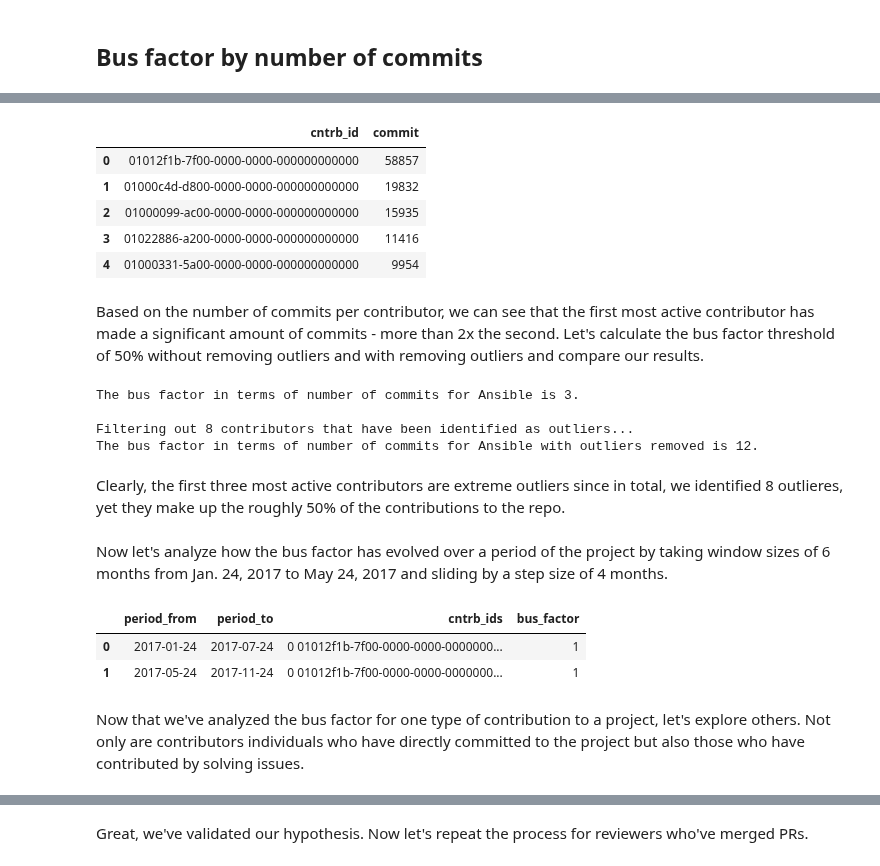
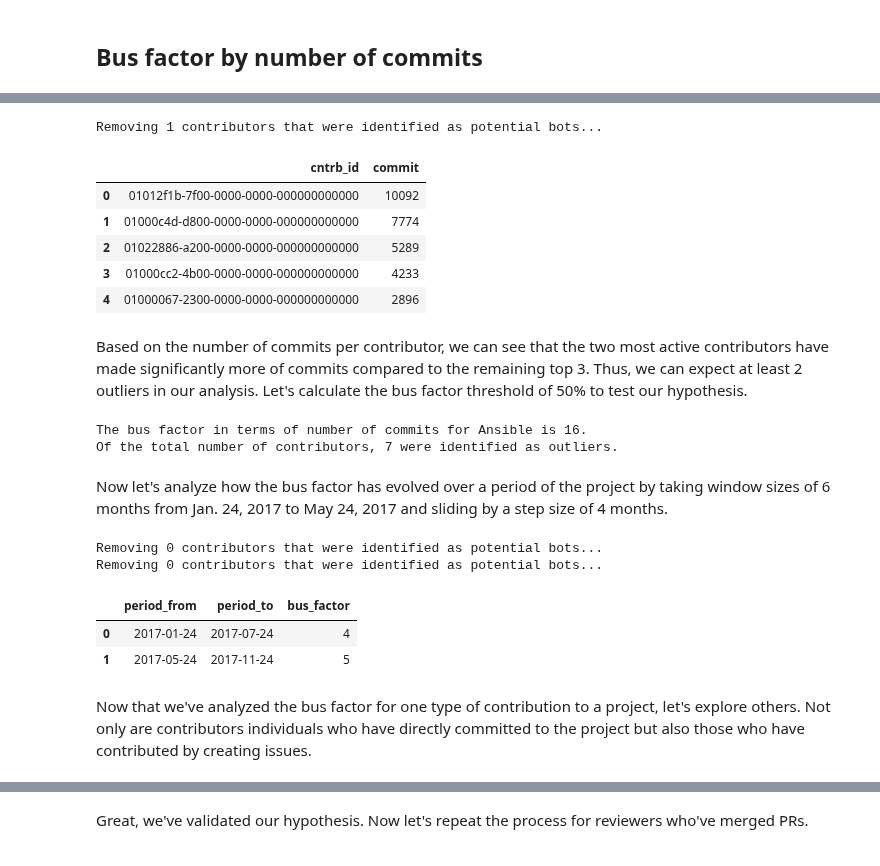
Before and after one commit to oss-aspen/Rappel, a Jupyter notebook: notebooks/bus-factor.ipynb, the cells around one changed output, grey strips where cells are left out. Saved outputs shown, nothing was run; the diff lists cells and outputs as text; code cells hidden in the pictures.

```diff
--- a/notebooks/bus-factor.ipynb
+++ b/notebooks/bus-factor.ipynb
@@ -56,6 +56,21 @@ def get_df(repo_query):
         conn['date'] = pd.to_datetime(conn['date'])
     conn.drop('index', axis=1, inplace=True)
     return conn
+# %%
+def remove_bots(df):
+    '''
+    :param df: DataFrame
+    returns a DataFrame with potential bots removed
+    '''
+    # identify bots as contributors with bot in their email
+    # filter for rows in df where the email column value contains 'bot'
+    filter = df['email'].str.contains('bot')
+    # filter out said rows
+    print(f'Removing {len(df[filter])} contributors that were identified as potential bots...')
+    df = df[~filter]
+    # drop email column since it is no longer needed
+    df = df.drop('email', axis=1)
+    return df
 # %%
 def preprocess_df(df, activity):
     '''
@@ -63,8 +78,11 @@ def preprocess_df(df, activity):
     :param activity: A string indicating the type of contribution
     returns a DataFrame where the columns are the cntrb_ids and number of commits they've made
     '''
+    # remove potential bots
+    df = remove_bots(df)
     # count the number of contributions per contributor
     df = (df.groupby('cntrb_id')[activity].count()).to_frame()
+    # sort rows according to amount of activity in descending order
     df.sort_values(by=activity, ascending=False, inplace=True)
     df = df.reset_index()
     return df
@@ -109,7 +132,7 @@ def calc_bus_factor(df, activity, threshold, remove_outliers):
 # %% [markdown]
 The bus factor can fluctuate over the lifetime of the project. Thus, we're interested in the analyzing the bus factor in a specific window of time and seeing how it evolves over different periods of time.
 # %%
-def bus_factor_by_windows(df, activity, start_date, end_date, window_width, step_size, threshold, remove_outliers):
+def bus_factor_by_windows(df, activity, start_date, end_date, window_width, step_size, threshold):
     '''
     :param df: DataFrame
     :param start_date: A string representing start date of the interval
@@ -148,19 +171,14 @@ def bus_factor_by_windows(df, activity, start_date, end_date, window_width, step
         cntrbs = preprocess_df(df.loc[mask], activity)
 
         # calcuate bus factor
-        bus_factor, cntrb_id, _ = calc_bus_factor(cntrbs, activity, threshold, remove_outliers)
+        bus_factor, cntrb_id, num_outliers = calc_bus_factor(cntrbs, activity, threshold)
 
-        if (bus_factor == 0) or (not cntrb_id):
-            bfs.append(bus_factor)
-            cntrb_ids.append('outlier removed')
-        else:
-            bfs.append(bus_factor)
-            cntrb_ids.append(cntrb_id[0])
+        bfs.append(bus_factor)
 
         # shift the window by the step size
         start_date += step_size
 
     # create a dataframe with period to, period from, bus factor, and cntrb_ids as columns
-    df = pd.DataFrame(list(zip(period_from, period_to, cntrb_ids, bfs)), columns = ['period_from', 'period_to', 'cntrb_ids', 'bus_factor'])
+    df = pd.DataFrame(list(zip(period_from, period_to, bfs)), columns = ['period_from', 'period_to', 'bus_factor'])
     return df
 # %% [markdown]
@@ -174,9 +192,10 @@ repo_statement = repo_statement[1:-1]
 
 repo_query = salc.sql.text(f"""
                 SELECT
-                    ca.cntrb_id,
-                    c.cmt_commit_hash AS commit,
-                    c.cmt_author_date AS date
+                   DISTINCT c.cmt_commit_hash AS commit,
+                   ca.cntrb_id,
+                   c.cmt_committer_email AS email,
+                   c.cmt_author_date AS date
                 FROM
                     contributors_aliases ca
                 JOIN commits c
@@ -198,39 +217,35 @@ display(conn_commits.head())
 # %%
 # count the number of commits per contributor and order the rows from most to least number of commits
 commits = preprocess_df(conn_commits, 'commit')
+# display the top 5 most active contributors
 display(commits.head())
 # %% [output]
+Removing 1 contributors that were identified as potential bots...
 |  | cntrb_id | commit |
-| 0 | 01012f1b-7f00-0000-0000-000000000000 | 58857 |
-| 1 | 01000c4d-d800-0000-0000-000000000000 | 19832 |
-| 2 | 01000099-ac00-0000-0000-000000000000 | 15935 |
-| 3 | 01022886-a200-0000-0000-000000000000 | 11416 |
-| 4 | 01000331-5a00-0000-0000-000000000000 | 9954 |
+| 0 | 01012f1b-7f00-0000-0000-000000000000 | 10092 |
+| 1 | 01000c4d-d800-0000-0000-000000000000 | 7774 |
+| 2 | 01022886-a200-0000-0000-000000000000 | 5289 |
+| 3 | 01000cc2-4b00-0000-0000-000000000000 | 4233 |
+| 4 | 01000067-2300-0000-0000-000000000000 | 2896 |
 # %% [markdown]
-Based on the number of commits per contributor, we can see that the first most active contributor has made a significant amount of commits - more than 2x the second. Let's calculate the bus factor threshold of 50% without removing outliers and with removing outliers and compare our results.
+Based on the number of commits per contributor, we can see that the two most active contributors have made significantly more of commits compared to the remaining top 3. Thus, we can expect at least 2 outliers in our analysis. Let's calculate the bus factor threshold of 50% to test our hypothesis.
 # %%
-bf_commits, cntrb_ids, _ = calc_bus_factor(commits, activity='commit', threshold=0.50, remove_outliers=False)
-print(f'The bus factor in terms of number of commits for {repo_name} is {bf_commits}.')
-print(' ')
-bf_no_outliers, cntrb_ids, num_outliers = calc_bus_factor(commits, activity='commit', threshold=0.50, remove_outliers=True)
-print(f'Filtering out {num_outliers} contributors that have been identified as outliers...')
-print(f'The bus factor in terms of number of commits for {repo_name} with outliers removed is {bf_no_outliers}.')
+bf_commits, cntrb_ids, num_outliers = calc_bus_factor(commits, activity='commit', threshold=0.50)
+print(f'The bus factor in terms of number of commits for {repo_name} is {bf_commits}.\nOf the total number of contributors, {num_outliers} were identified as outliers.')
 # %% [output]
-The bus factor in terms of number of commits for Ansible is 3.
-
-Filtering out 8 contributors that have been identified as outliers...
-The bus factor in terms of number of commits for Ansible with outliers removed is 12.
+The bus factor in terms of number of commits for Ansible is 16.
+Of the total number of contributors, 7 were identified as outliers.
-# %% [markdown]
-Clearly, the first three most active contributors are extreme outliers since in total, we identified 8 outlieres, yet they make up the roughly 50% of the contributions to the repo.
 # %% [markdown]
 Now let's analyze how the bus factor has evolved over a period of the project by taking window sizes of 6 months from Jan. 24, 2017 to May 24, 2017 and sliding by a step size of 4 months.
 # %%
-bf_by_windows = bus_factor_by_windows(conn_commits, activity='commit',start_date='2017-01-24', end_date= '2018-01-24', window_width=6, step_size=4, threshold=0.5, remove_outliers=False)
+bf_by_windows = bus_factor_by_windows(conn_commits, activity='commit',start_date='2017-01-24', end_date= '2018-01-24', window_width=6, step_size=4, threshold=0.5)
 bf_by_windows
 # %% [output]
+Removing 0 contributors that were identified as potential bots...
+Removing 0 contributors that were identified as potential bots...
-|  | period_from | period_to | cntrb_ids | bus_factor |
-| 0 | 2017-01-24 | 2017-07-24 | 0 01012f1b-7f00-0000-0000-0000000... | 1 |
-| 1 | 2017-05-24 | 2017-11-24 | 0 01012f1b-7f00-0000-0000-0000000... | 1 |
+|  | period_from | period_to | bus_factor |
+| 0 | 2017-01-24 | 2017-07-24 | 4 |
+| 1 | 2017-05-24 | 2017-11-24 | 5 |
 # %% [markdown]
-Now that we've analyzed the bus factor for one type of contribution to a project, let's explore others. Not only are contributors individuals who have directly committed to the project but also those who have contributed by solving issues.
+Now that we've analyzed the bus factor for one type of contribution to a project, let's explore others. Not only are contributors individuals who have directly committed to the project but also those who have contributed by creating issues.
 # %% [markdown]
```
Also changed, not shown: parts of 26 cells of this notebook.
